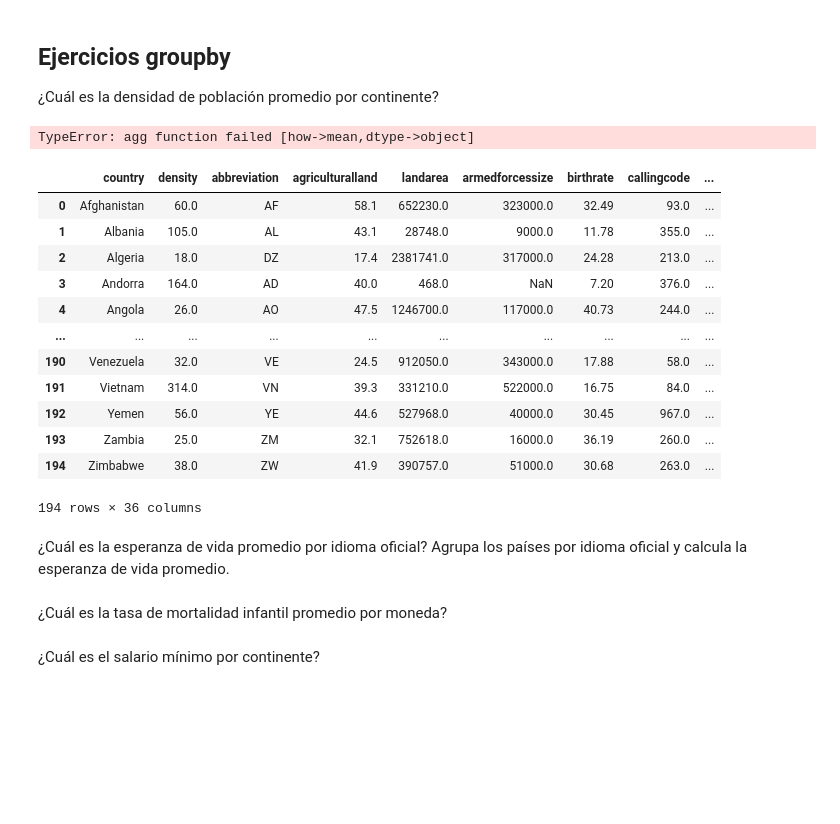
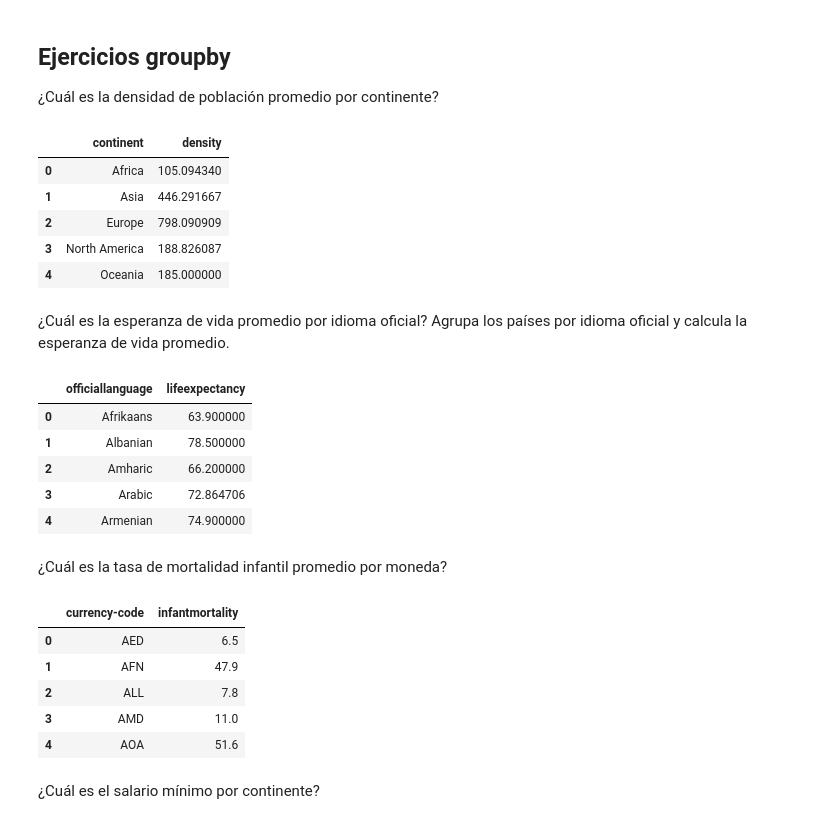
Before and after one commit to karinem0/promoG-modulo3-sprint1-pairprogramming-Fedra-Karine, a Jupyter notebook: 5.Agrupacion_datos_apply_Pair_programming.ipynb, the cells around one changed output. Cells and saved outputs as stored; diff of their text form; code cells hidden in the pictures; blank space fills up the shorter version.

```diff
--- a/5.Agrupacion_datos_apply_Pair_programming.ipynb
+++ b/5.Agrupacion_datos_apply_Pair_programming.ipynb
@@ -389,33 +389,52 @@ Guarda el DataFrame después de los cambios creados después de los dos ejercici
 ## Ejercicios groupby
 
 ¿Cuál es la densidad de población promedio por continente?
-# %%
-# Agrupamos la columna densidad y continente
-df_world.groupby('density')['continent'].mean()
-# %% [output]
-TypeError: agg function failed [how->mean,dtype->object]
-# %%
-df_world
-# %% [output]
-|  | country | density | abbreviation | agriculturalland | landarea | armedforcessize | birthrate | callingcode | ... |
-| 0 | Afghanistan | 60.0 | AF | 58.1 | 652230.0 | 323000.0 | 32.49 | 93.0 | ... |
-| 1 | Albania | 105.0 | AL | 43.1 | 28748.0 | 9000.0 | 11.78 | 355.0 | ... |
-| 2 | Algeria | 18.0 | DZ | 17.4 | 2381741.0 | 317000.0 | 24.28 | 213.0 | ... |
-| 3 | Andorra | 164.0 | AD | 40.0 | 468.0 | NaN | 7.20 | 376.0 | ... |
-| 4 | Angola | 26.0 | AO | 47.5 | 1246700.0 | 117000.0 | 40.73 | 244.0 | ... |
-| ... | ... | ... | ... | ... | ... | ... | ... | ... | ... |
-| 190 | Venezuela | 32.0 | VE | 24.5 | 912050.0 | 343000.0 | 17.88 | 58.0 | ... |
-| 191 | Vietnam | 314.0 | VN | 39.3 | 331210.0 | 522000.0 | 16.75 | 84.0 | ... |
-| 192 | Yemen | 56.0 | YE | 44.6 | 527968.0 | 40000.0 | 30.45 | 967.0 | ... |
-| 193 | Zambia | 25.0 | ZM | 32.1 | 752618.0 | 16000.0 | 36.19 | 260.0 | ... |
-| 194 | Zimbabwe | 38.0 | ZW | 41.9 | 390757.0 | 51000.0 | 30.68 | 263.0 | ... |
-194 rows × 36 columns
+# %%
+# Agrupamos la columna continente y calculamos con mean() la media de densidad de población
+densidad_continente = df_world.groupby('continent')['density'].mean()
+# Como lo queremos sacar como un dataframe y no como una serie, creamos una variable y utilizamos reset_index()
+# Si lo printeamos la variable anterior nos devolverá una serie
+df_densidad = densidad_continente.reset_index()
+df_densidad.head()
+# %% [output]
+|  | continent | density |
+| 0 | Africa | 105.094340 |
+| 1 | Asia | 446.291667 |
+| 2 | Europe | 798.090909 |
+| 3 | North America | 188.826087 |
+| 4 | Oceania | 185.000000 |
 # %% [markdown]
 
 ¿Cuál es la esperanza de vida promedio por idioma oficial? Agrupa los países por idioma oficial y calcula la esperanza de vida promedio.
+# %%
+# Agrupamos por idioma oficial y calculamos la media de esperanza de vida
+idioma_esperanzavida = df_world.groupby('officiallanguage')['lifeexpectancy'].mean()
+#Extraemos un dataframe con lo realizado anteriormente
+df_idioma = idioma_esperanzavida.reset_index()
+df_idioma.head()
+# %% [output]
+|  | officiallanguage | lifeexpectancy |
+| 0 | Afrikaans | 63.900000 |
+| 1 | Albanian | 78.500000 |
+| 2 | Amharic | 66.200000 |
+| 3 | Arabic | 72.864706 |
+| 4 | Armenian | 74.900000 |
 # %% [markdown]
 
 ¿Cuál es la tasa de mortalidad infantil promedio por moneda?
+# %%
+# Agrupamos por moneda y calculamos el promedio de mortalidad infantil
+mortalidad = df_world.groupby('currency-code')['infantmortality'].mean()
+# Generamos un data frame para extraer el resultado anterior :
+df_mortalidad = mortalidad.reset_index()
+df_mortalidad.head()
+# %% [output]
+|  | currency-code | infantmortality |
+| 0 | AED | 6.5 |
+| 1 | AFN | 47.9 |
+| 2 | ALL | 7.8 |
+| 3 | AMD | 11.0 |
+| 4 | AOA | 51.6 |
 # %% [markdown]
 
 ¿Cuál es el salario mínimo por continente?
```
Also changed, not shown: parts of 16 cells of this notebook, 1 other file.
